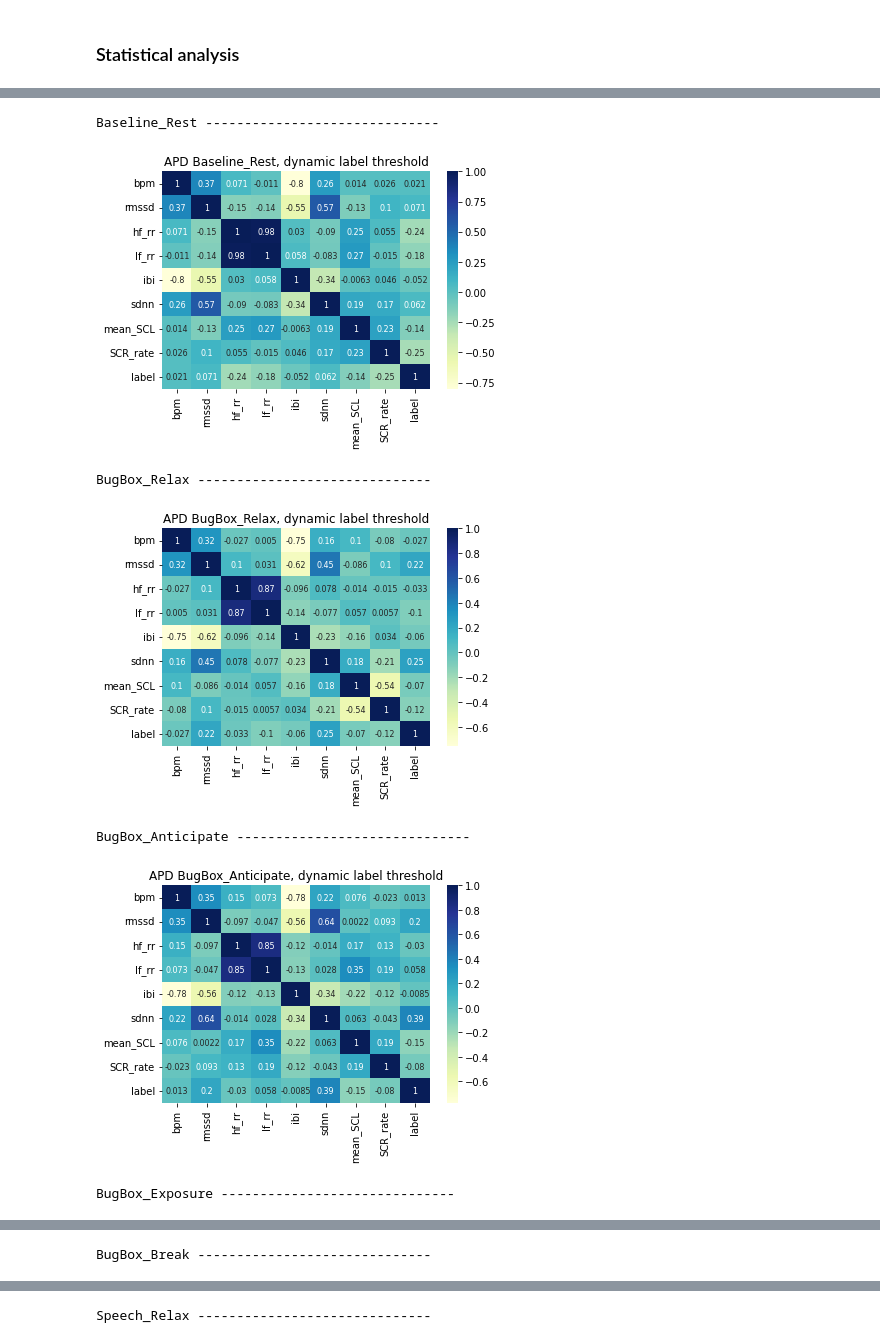
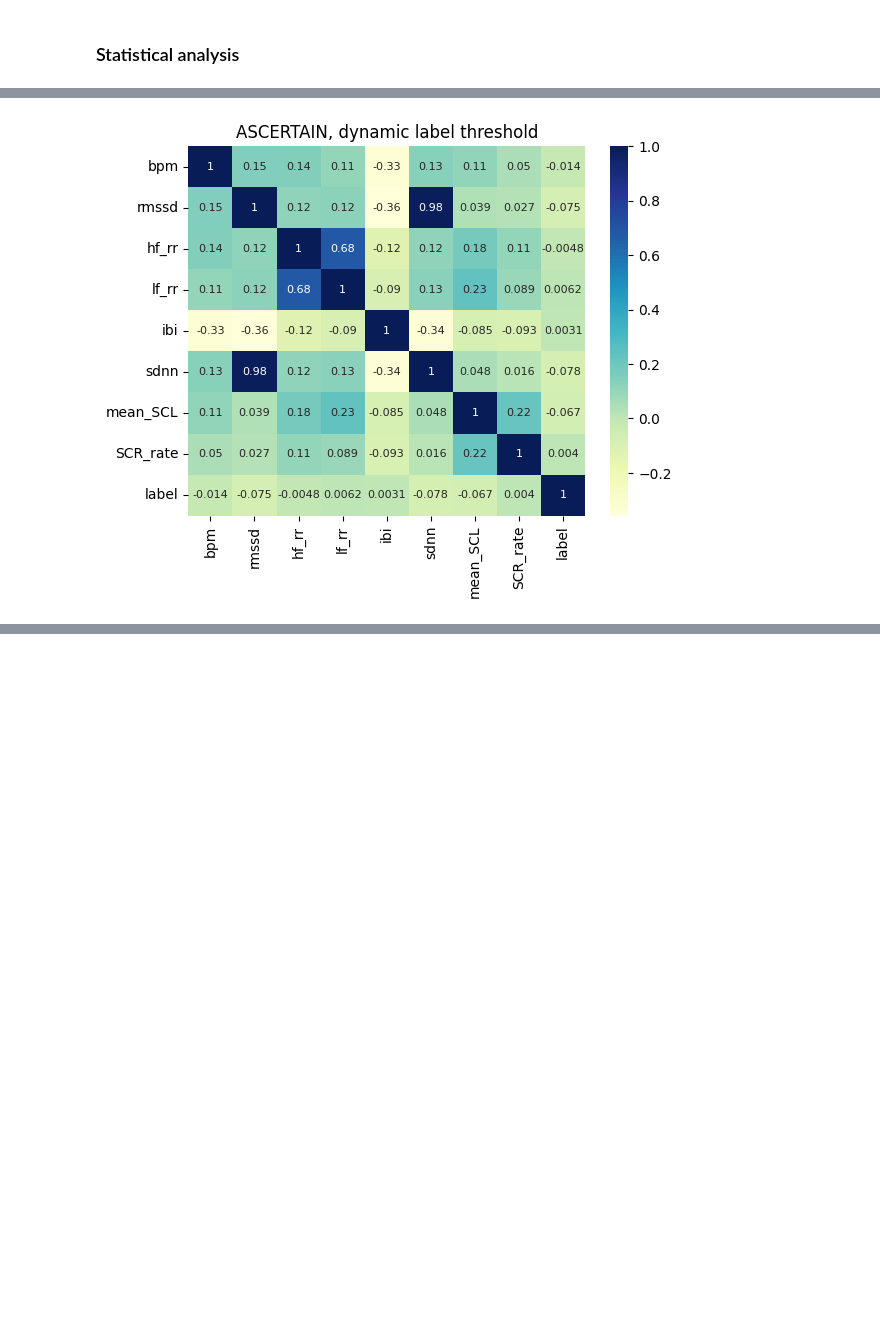
Before and after one commit to emilyxzhou/anxiety, a Jupyter notebook: notebooks/statistical_analysis/statistical_analysis.ipynb, the cells around one changed output, grey strips where cells are left out. Drawn from its saved outputs; the diff is of its cells as text; code cells hidden in the pictures; blank space fills up the shorter version.

```diff
--- a/notebooks/statistical_analysis/statistical_analysis.ipynb
+++ b/notebooks/statistical_analysis/statistical_analysis.ipynb
@@ -390,16 +428,16 @@ import seaborn as sb
 threshold = "dynamic"
 
 
-phases = dr_a.Phases.PHASES_LIST
-apd_label_type = "Anxiety"
+# phases = dr_a.Phases.PHASES_LIST
+# apd_label_type = "Anxiety"
 
-for i, phase in enumerate(phases):
-    print(f"{phase} " + "-"*30)
-    x, y = train.Train_APD.get_apd_data_ranking(metrics, [phase], verbose=False, anxiety_label_type=apd_label_type, threshold=threshold)
-    x = pd.concat([x, y], axis=1)
-    heat_map = sb.heatmap(x.loc[:, metrics + ["label"]].corr(), cmap="YlGnBu", annot=True, annot_kws={"fontsize":8})
-    plt.title(f"APD {phase}, {threshold} label threshold")
-    plt.show()
+# for i, phase in enumerate(phases):
+#     print(f"{phase} " + "-"*30)
+#     x, y = train.Train_APD.get_apd_data_ranking(metrics, [phase], verbose=False, anxiety_label_type=apd_label_type, threshold=threshold)
+#     x = pd.concat([x, y], axis=1)
+#     heat_map = sb.heatmap(x.loc[:, metrics + ["label"]].corr(), cmap="YlGnBu", annot=True, annot_kws={"fontsize":8})
+#     plt.title(f"APD {phase}, {threshold} label threshold")
+#     plt.show()
 
 
 # phases = dr_w.Phases.PHASE_ORDER
@@ -411,37 +449,45 @@ for i, phase in enumerate(phases):
 #     x = pd.concat([x, y], axis=1)
 #     heat_map = sb.heatmap(x.loc[:, metrics + ["label"]].corr(), cmap="YlGnBu", annot=True, annot_kws={"fontsize":8})
 #     plt.title(f"WESAD {phase}, {threshold} label threshold")
 #     plt.show()
+
+
+asc_label_type = dr_asc.SelfReports.AROUSAL
+threshold = "dynamic"
+
+x, y = train.Train_ASCERTAIN.get_ascertain_data(metrics, verbose=False, label_type=asc_label_type, normalize=True, threshold=threshold)
+inds = pd.isnull(x).any(axis=1).to_numpy().nonzero()[0]
+x = x.drop(labels=inds, axis=0)
+y = y.drop(labels=inds, axis=0)
+x = pd.concat([x, y], axis=1)
+heat_map = sb.heatmap(x.loc[:, metrics + ["label"]].corr(), cmap="YlGnBu", annot=True, annot_kws={"fontsize":8})
+plt.title(f"ASCERTAIN, {threshold} label threshold")
+plt.show()
+
 
 # popane_studies = {
 #     "Study1": dr_p.Study1.ALL,
 #     "Study2": dr_p.Study2.ALL,
 #     "Study3": dr_p.Study3.ALL,
 #     # "Study4": dr_p.Study4.ALL,
 #     "Study5": dr_p.Study5.ALL,
 #     # "Study6": dr_p.Study6.ALL,
 #     # "Study7": dr_p.Study7.ALL
 # }
 # popane_label_type = "affect"
 
 # for study in popane_studies.keys():
 #     phases = popane_studies[study]
 #     for i, phase in enumerate(phases):
 #         print(f"{phase} " + "-"*30)
 #         try:
 #             x, y = train.Train_POPANE.get_popane_data(study, metrics, [phase], verbose=False, label_type=popane_label_type, threshold=threshold)
 #         except Exception as e:
 #             print(f"Unable to load data for {study} {phase}")
 #             continue
 #         x = pd.concat([x, y], axis=1)
 #         heat_map = sb.heatmap(x.loc[:, metrics + ["label"]].corr(), cmap="YlGnBu", annot=True, annot_kws={"fontsize":8})
 #         plt.title(f"POPANE {study}, {phase}, {threshold} label threshold")
 #         plt.show()
 # %% [output]
-Baseline_Rest ------------------------------
-[figure, old version]
+[figure, new version]
-BugBox_Relax ------------------------------
-[figure, removed]
-BugBox_Anticipate ------------------------------
-[figure, removed]
-BugBox_Exposure ------------------------------
@@ -449 +493,0 @@ BugBox_Exposure ------------------------------
-BugBox_Break ------------------------------
@@ -451 +493,0 @@ BugBox_Break ------------------------------
-Speech_Relax ------------------------------
```
Also changed, not shown: parts of 6 cells of this notebook, 13 other files.
